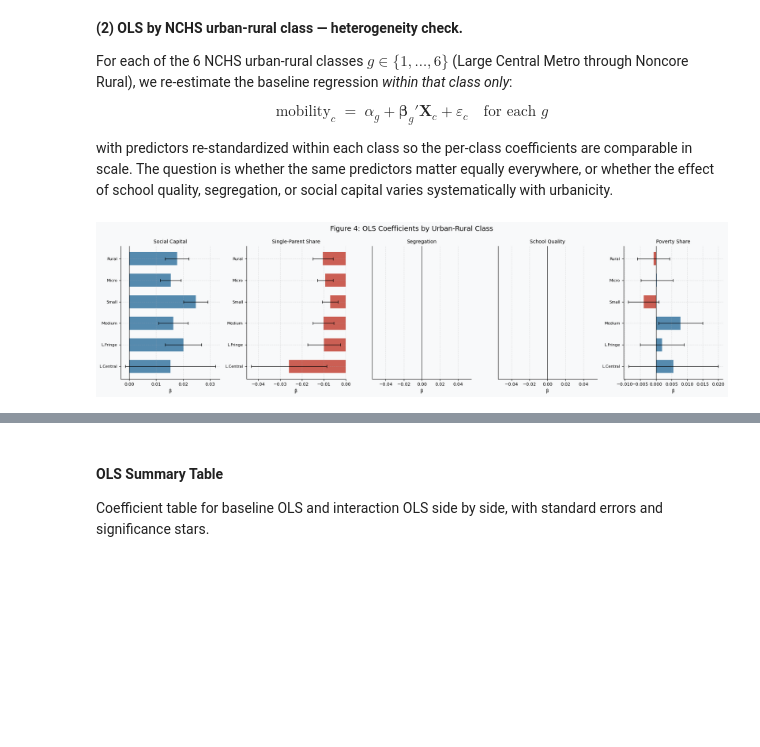
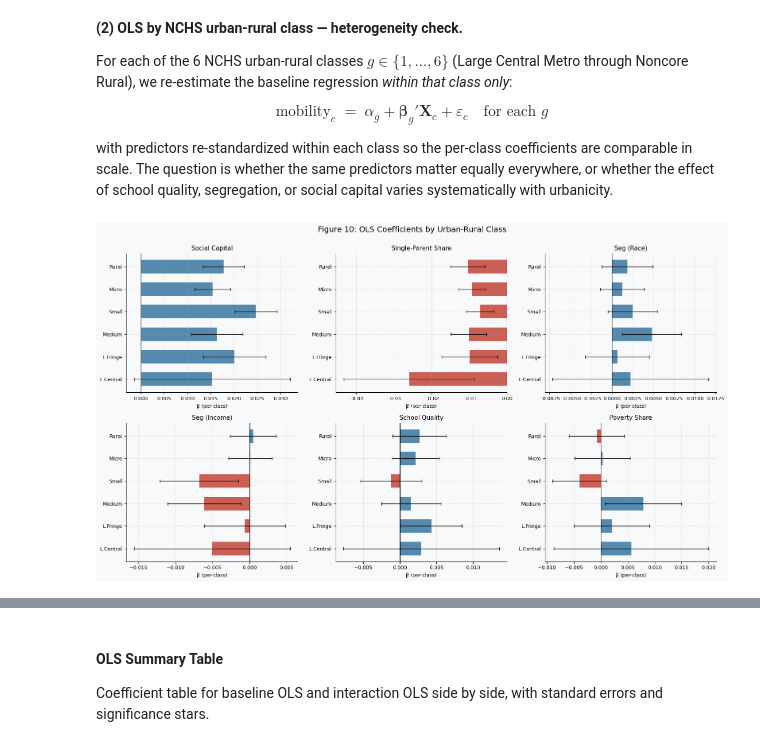
Before and after one commit to V-1414/Econ_148_Project3, a Jupyter notebook: Analysis/draft2.ipynb, the cells around one changed output, grey strips where cells are left out. Saved outputs shown, nothing was run; the diff lists cells and outputs as text; code cells hidden in the pictures; blank space fills up the shorter version.

```diff
--- a/Analysis/draft2.ipynb
+++ b/Analysis/draft2.ipynb
@@ -626,40 +776,48 @@ for ur in ur_classes:
     X_sub = sm.add_constant(
         StandardScaler().fit_transform(sub[PREDICTORS])
     )
     X_sub = pd.DataFrame(X_sub, columns=["const"] + PREDICTORS)
     res   = sm.OLS(sub["mobility"].values, X_sub).fit(cov_type="HC3")
     for pred in PREDICTORS:
         coef_records.append({
             "ur":   ur,
             "pred": pred_labels.get(pred, pred),
             "coef": res.params[pred],
             "lo":   res.conf_int().loc[pred, 0],
             "hi":   res.conf_int().loc[pred, 1],
         })
 
 coef_df = pd.DataFrame(coef_records)
 
-top_preds = ["Social Capital", "Single-Parent Share", "Segregation",
-             "School Quality", "Poverty Share"]
-fig, axes = plt.subplots(1, len(top_preds), figsize=(18, 5), sharey=False)
-fig.suptitle("Figure 4: OLS Coefficients by Urban-Rural Class", fontsize=14)
+# (full label used to filter coef_df, short label used as the panel title)
+top_preds = [
+    ("Social Capital",                "Social Capital"),
+    ("Single-Parent Share",           "Single-Parent Share"),
+    ("Segregation (Race)",            "Seg (Race)"),
+    ("Segregation (Income)",          "Seg (Income)"),
+    ("School Quality (Score, Adj.)",  "School Quality"),
+    ("Poverty Share",                 "Poverty Share"),
+]
 
-for ax, pred in zip(axes, top_preds):
-    sub = coef_df[coef_df["pred"] == pred].copy()
+fig, axes = plt.subplots(2, 3, figsize=(16, 9))
+fig.suptitle("Figure 10: OLS Coefficients by Urban-Rural Class", fontsize=14, y=1.00)
+
+for ax, (pred_full, pred_title) in zip(axes.flat, top_preds):
+    sub = coef_df[coef_df["pred"] == pred_full].copy()
     sub = sub[sub["ur"].isin(ur_classes)]
     sub["ur_short"] = sub["ur"].map(dict(zip(ur_classes, ur_short)))
     colors_ = [RED if v < 0 else BLUE for v in sub["coef"]]
     y_pos = np.arange(len(sub))
     ax.barh(y_pos, sub["coef"].values, color=colors_, alpha=0.8, height=0.6)
     ax.errorbar(sub["coef"].values, y_pos,
                 xerr=[sub["coef"] - sub["lo"], sub["hi"] - sub["coef"]],
                 fmt="none", color="black", lw=1.0, capsize=3)
     ax.axvline(0, color="black", lw=0.8)
     ax.set_yticks(y_pos)
-    ax.set_yticklabels(sub["ur_short"].values, fontsize=8)
-    ax.set_title(pred, fontsize=10)
-    ax.set_xlabel("β", fontsize=9)
+    ax.set_yticklabels(sub["ur_short"].values, fontsize=9)
+    ax.set_title(pred_title, fontsize=11)
+    ax.set_xlabel("β (per-class)", fontsize=9)
 
 plt.tight_layout()
 # %% [output]
-[figure, old version]
+[figure, new version]
```
Also changed, not shown: parts of 50 cells of this notebook.
